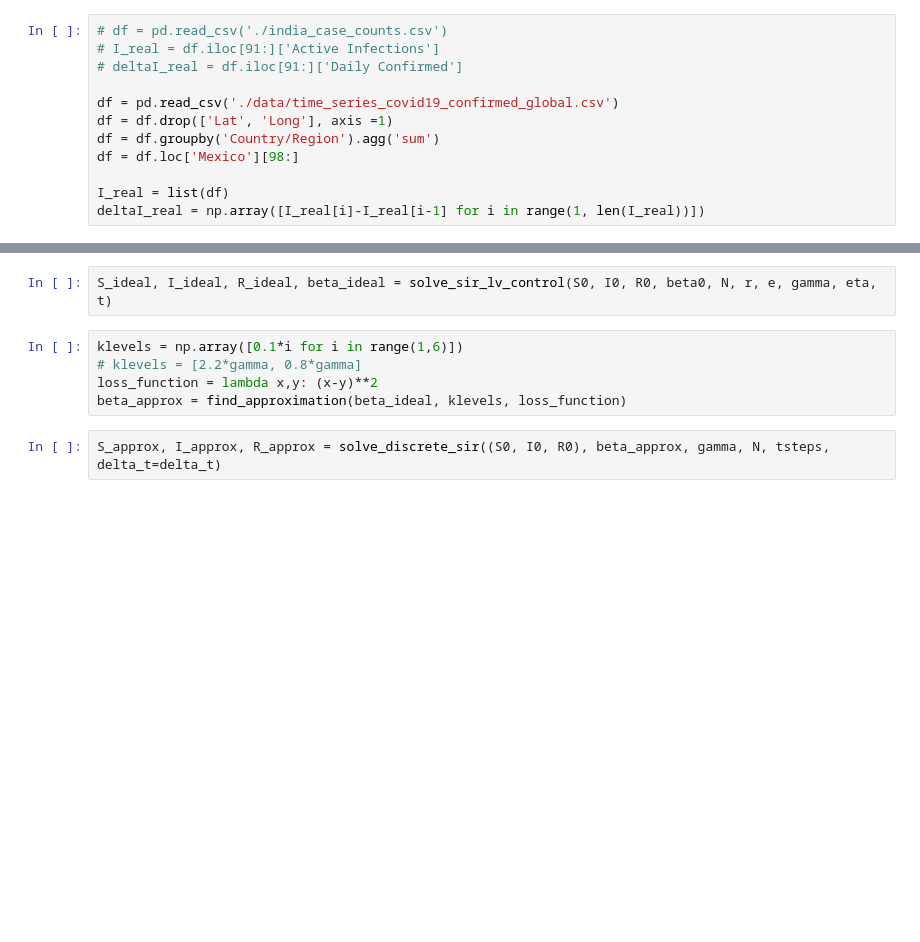
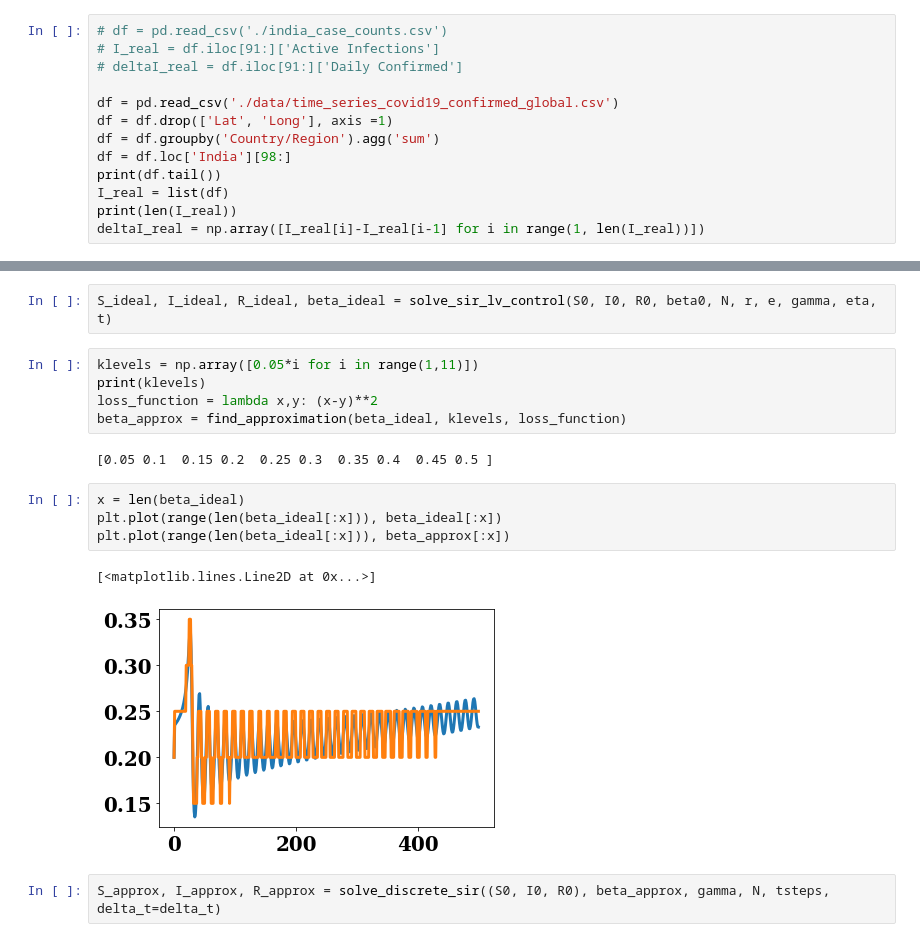
Before and after one commit to dsindiavscovid/CoSIR, a Jupyter notebook: baselines.ipynb, the cells around one changed output, grey strips where cells are left out. Cells and saved outputs as stored; diff of their text form; blank space fills up the shorter version.

```diff
--- a/baselines.ipynb
+++ b/baselines.ipynb
@@ -18,7 +18,8 @@ from plot import *
 df = pd.read_csv('./data/time_series_covid19_confirmed_global.csv')
 df = df.drop(['Lat', 'Long'], axis =1)
 df = df.groupby('Country/Region').agg('sum')
-df = df.loc['Mexico'][98:]
-
+df = df.loc['India'][98:]
+print(df.tail())
 I_real = list(df)
+print(len(I_real))
 deltaI_real = np.array([I_real[i]-I_real[i-1] for i in range(1, len(I_real))])
@@ -126,10 +137,19 @@ def find_approximation(beta, klevels, loss_function):
 # %%
 S_ideal, I_ideal, R_ideal, beta_ideal = solve_sir_lv_control(S0, I0, R0, beta0, N, r, e, gamma, eta, t)
 # %%
-klevels = np.array([0.1*i for i in range(1,6)])
-# klevels = [2.2*gamma, 0.8*gamma]
+klevels = np.array([0.05*i for i in range(1,11)])
+print(klevels)
 loss_function = lambda x,y: (x-y)**2
 beta_approx = find_approximation(beta_ideal, klevels, loss_function)
+# %% [output]
+[0.05 0.1  0.15 0.2  0.25 0.3  0.35 0.4  0.45 0.5 ]
+# %%
+x = len(beta_ideal)
+plt.plot(range(len(beta_ideal[:x])), beta_ideal[:x])
+plt.plot(range(len(beta_ideal[:x])), beta_approx[:x])
+# %% [output]
+[<matplotlib.lines.Line2D at 0x...>]
+[figure, added]
 # %%
 S_approx, I_approx, R_approx = solve_discrete_sir((S0, I0, R0), beta_approx, gamma, N, tsteps, delta_t=delta_t)
 # %%
```
Also changed, not shown: parts of 9 cells of this notebook, 2 other files.
